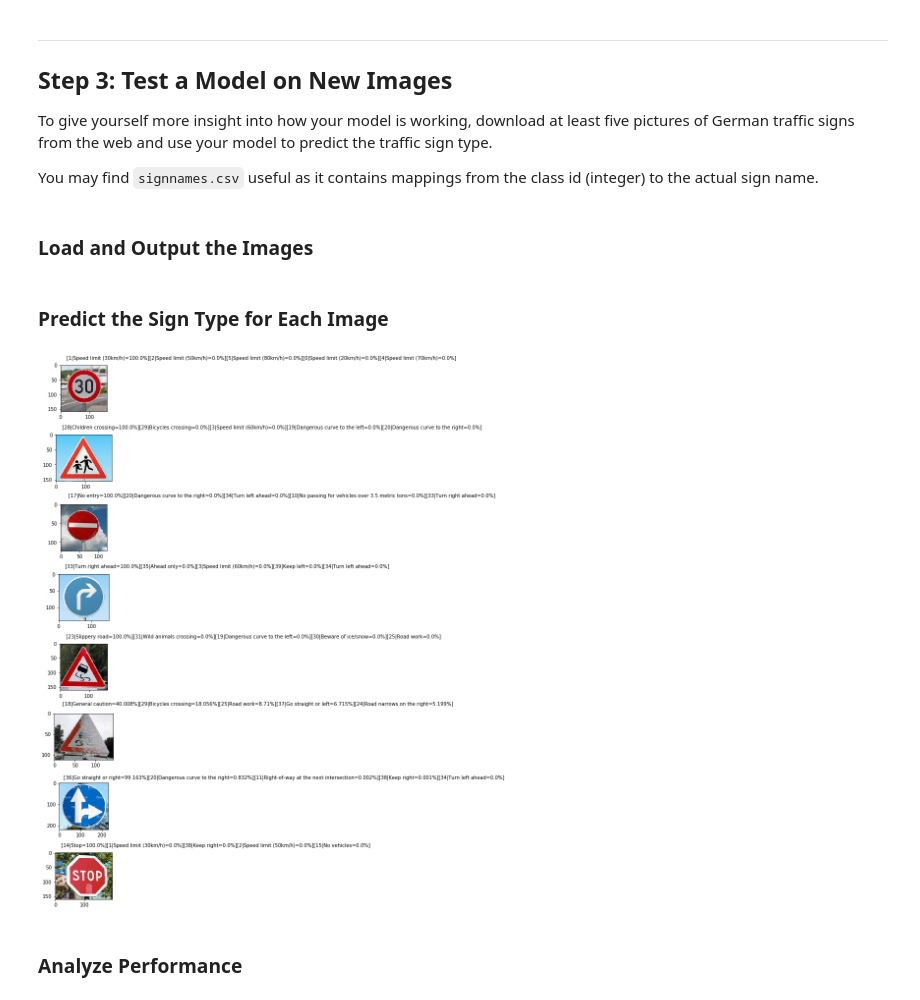
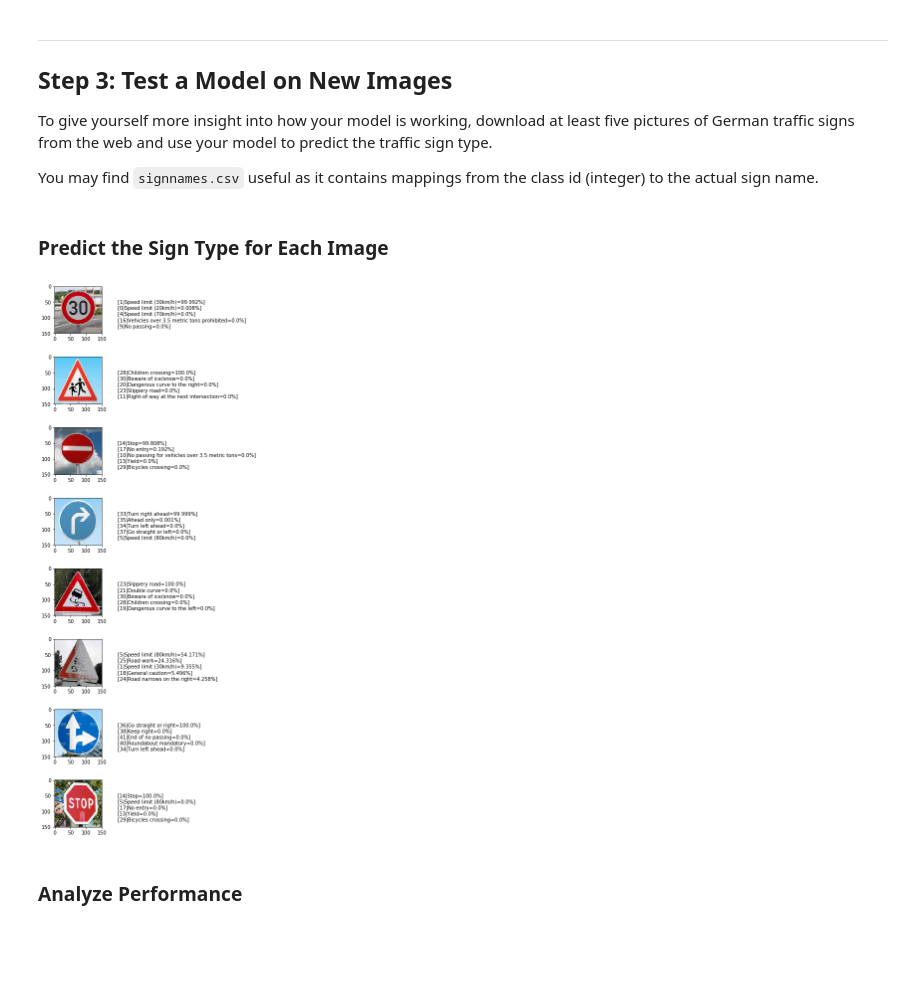
Before and after one commit to liamog/CarND-Traffic-Sign-Classifier-Project, a Jupyter notebook: Traffic_Sign_Classifier.ipynb, the cells around one changed output. Cells and saved outputs as stored; diff of their text form; code cells hidden in the pictures; blank space fills up the shorter version.

```diff
--- a/Traffic_Sign_Classifier.ipynb
+++ b/Traffic_Sign_Classifier.ipynb
@@ -478,16 +533,3 @@ def LeNet(x):
 # %% [markdown]
 A validation set can be used to assess how well the model is performing. A low accuracy on the training and validation
 sets imply underfitting. A high accuracy on the training set but low accuracy on the validation set implies overfitting.
-# %%
-import tensorflow as tf
-from sklearn.utils import shuffle
-
-X_train_norm, y_train_norm = shuffle(X_train_norm, y_train_norm)
-
-x = tf.placeholder(tf.float32, (None, 32, 32, 1))
-y = tf.placeholder(tf.int32, (None))
-keep_prob = tf.placeholder(tf.float32)
-one_hot_y = tf.one_hot(y, n_classes)
-
-EPOCHS = 8
-BATCH_SIZE = 128
@@ -572,5 +871,3 @@ Model saved
 To give yourself more insight into how your model is working, download at least five pictures of German traffic signs from the web and use your model to predict the traffic sign type.
 
 You may find `signnames.csv` useful as it contains mappings from the class id (integer) to the actual sign name.
-# %% [markdown]
-### Load and Output the Images
@@ -584,8 +878,7 @@ You may find `signnames.csv` useful as it contains mappings from the class id (i
 ### Make sure to pre-process the images with the same pre-processing pipeline used earlier.
 ### Feel free to use as many code cells as needed.
 import pandas as pd
-
-#importing some useful packages
+import tensorflow as tf
 import matplotlib.pyplot as plt
 import matplotlib.image as mpimg
 import numpy as np
@@ -598,67 +891,80 @@ from os.path import isfile, join, splitext
 
 signnames_pd = pd.read_csv('signnames.csv')
 
-def ReadAndNormalizeInputFile(image_filename):
+def ReadAndNormalizeInputFile(image_filename, color=True):
     #load and covert to a 32x32x3(RGB)
     image = mpimg.imread(image_filename)
     image = scipy.misc.imresize(image, (32,32,3))
-    # Grayscale the image.
-    image = grayscale_image(image)
+    if (not color) : image = grayscale_image(image)
     # Normalize the image.
     image_norm = (image - 128.0)/128.0
     return image_norm
 
-def classify_files(image_filenames):
-    X_data = np.empty((len(image_filenames), 32 ,32 , 1))
+def classify_files(image_filenames, logits, x , keep_prob):
+    X_data = np.empty((len(image_filenames), 32 ,32 , 3))
     for idx in range(len(image_filenames)) :
         X_data[idx] = ReadAndNormalizeInputFile(image_filenames[idx])
-    return classify_data(X_data)
+    return classify_data(X_data, logits, x , keep_prob)
 
-def classify_file(image_filename):
-    X_data = np.empty((1, 32 ,32 , 1))
-    X_data[0] = ReadAndNormalizeInputFile(image_filename)
-    return classify_data(X_data)
-
-def classify_data(X_data):
+def classify_data(X_data, logits, x , keep_prob):
     '''
     Given the input feature data , return the classification
     '''
     sess = tf.get_default_session()
-
     top_5_operation = tf.nn.top_k(tf.nn.softmax(logits), k=5)
     predicted_top_5 = sess.run(top_5_operation, feed_dict={x: X_data , keep_prob: 1.0})
     # list of tuples<title, percent>,
     return_values = []
     for idx in range(len(predicted_top_5.values)):
         values = predicted_top_5.values[idx];
         indices = predicted_top_5.indices[idx];
         row = []
         for result_ix in range(len(values)) :
-            row.append((indices[result_ix],signnames_pd.SignName[indices[result_ix]], round(values[result_ix] * 100.0, 3)))
+            row.append((indices[result_ix],
+                        signnames_pd.SignName[indices[result_ix]],
+                        round(values[result_ix] * 100.0, 3)))
         return_values.append(row)
     return return_values
 
+tf.reset_default_graph()
 with tf.Session() as sess:
-    saver.restore(sess, tf.train.latest_checkpoint('.'))
+    model_name = 'modified_LeNet_Color_Rotate'
+    new_saver = tf.train.import_meta_graph(model_name + '.meta')
+    new_saver.restore(sess, tf.train.latest_checkpoint('./',
+                                                       latest_filename=model_name + '.checkpoint'))
+
+    logits = sess.graph.get_tensor_by_name("logits:0")
+    x = sess.graph.get_tensor_by_name("x_placeholder:0")
+    keep_prob = sess.graph.get_tensor_by_name("keep_prob_placeholder:0")
+    y = sess.graph.get_tensor_by_name("y_placeholder:0")
+
+    color = True
+    #Prepare to feed input, i.e. feed_dict and placeholders
+    if (color) :
+        x_shape = (None, 32, 32, 3)
+    else :
+        x_shape = (None, 32, 32, 1)
+
     input_path = "../TrafficSignData/web_samples/"
     input_images = [join(input_path, f) for f in listdir(input_path) if splitext(f)[1]==".jpg"]
 
-    image_classifications = classify_files(input_images)
+    image_classifications = classify_files(input_images, logits, x , keep_prob)
     fig, ax = plt.subplots(nrows=len(input_images), figsize=(20, 20))
     fig.subplots_adjust(hspace=.5)
     for idx in range(len(input_images)):
         image_filename = input_images[idx]
         image = mpimg.imread(image_filename)
+        image = scipy.misc.imresize(image, (150,150,3))
         results = image_classifications[idx]
         result_text = ""
         for res in results:
-            result_text += "[{}|{}={}%]".format(res[0], res[1], res[2])
+            result_text += "[{}|{}={}%]\n".format(res[0], res[1], res[2])
 
-        ax[idx].text(20, -20, result_text)
+        ax[idx].text(200, 150, result_text)
         ax[idx].imshow(image)
     plt.show()
 # %% [output]
-[figure, old version]
+[figure, new version]
 # %% [markdown]
 ### Analyze Performance
 # %%
```
Also changed, not shown: parts of 21 cells of this notebook.
